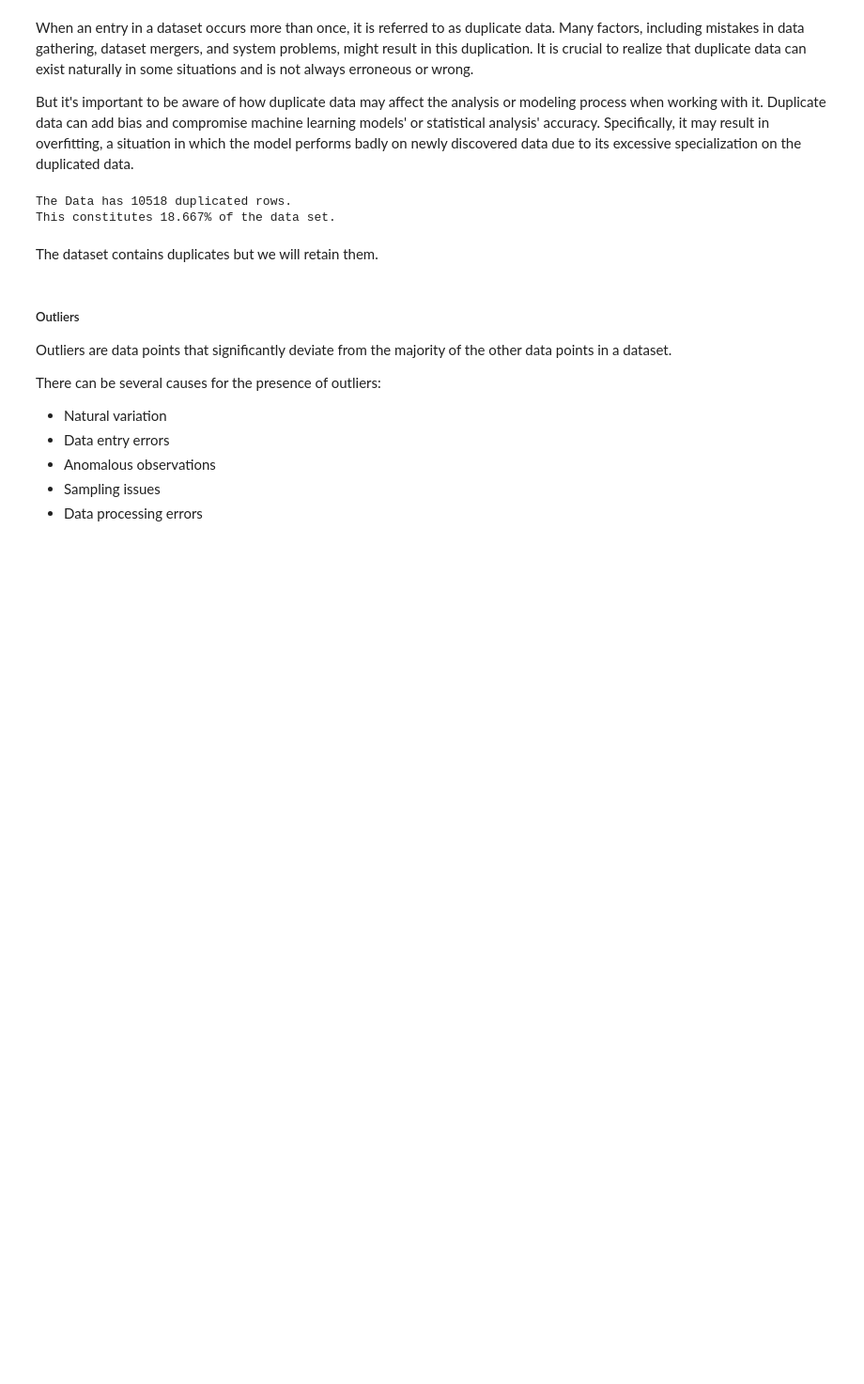
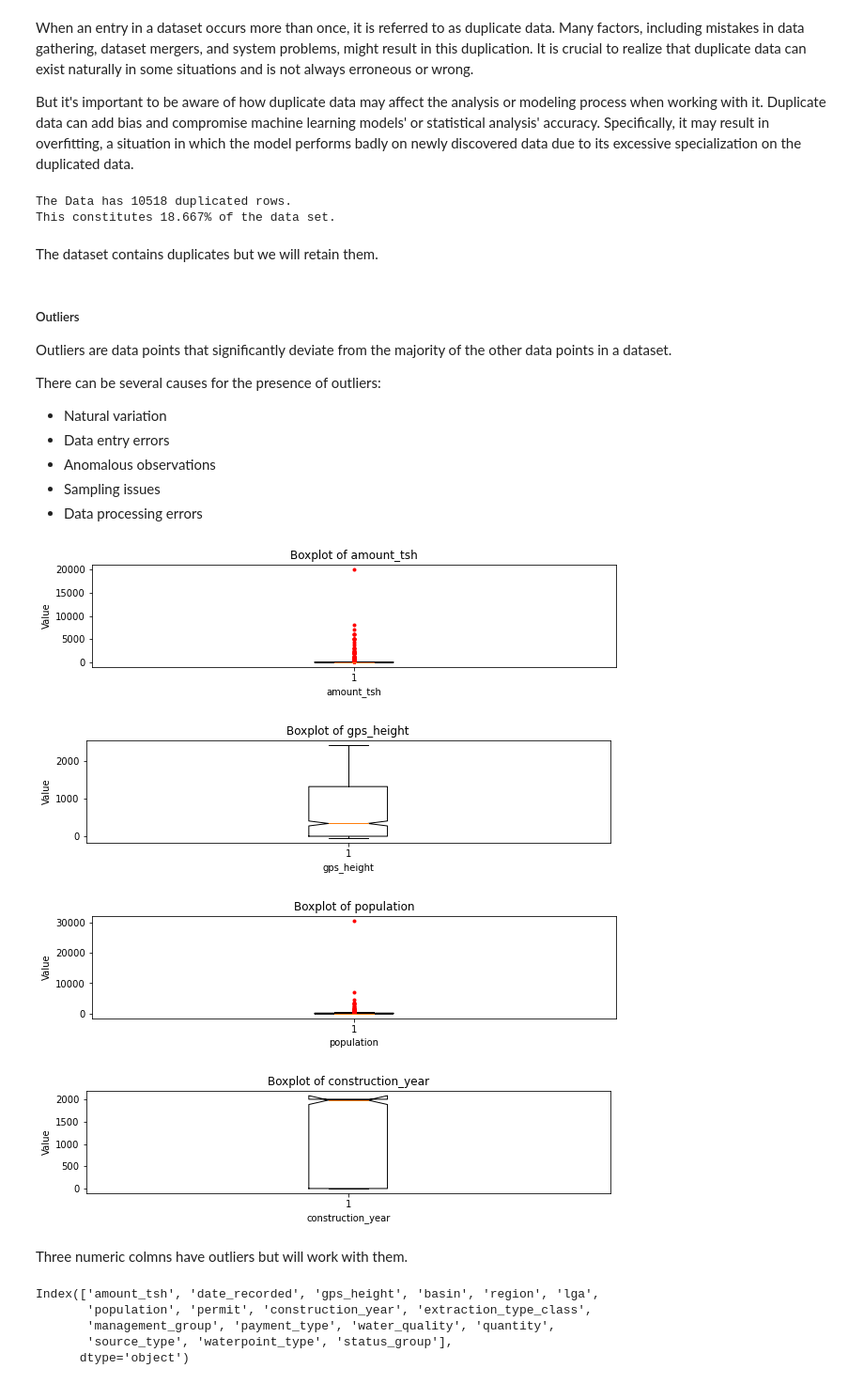
Before and after one commit to paulngatia/PHASE-3-PROJECT, a Jupyter notebook: index.ipynb, the cells around one changed output. Shown: that part at 94% size. Drawn from its saved outputs; the diff is of its cells as text; code cells hidden in the pictures; blank space fills up the shorter version.

```diff
--- a/index.ipynb
+++ b/index.ipynb
@@ -457,3 +457,39 @@ There can be several causes for the presence of outliers:
 - Anomalous observations
 - Sampling issues
 - Data processing errors
+# %%
+def evaluate_outliers(data, sample_size=1000):
+    """Function to evaluate outliers in numeric columns and plot their distributions"""
+
+    # Select numeric columns
+    numeric_columns = data.select_dtypes(include='number').columns
+
+    # Randomly sample the data
+    data_sample = data.sample(n=sample_size, random_state=42)
+
+    # Iterate over numeric columns
+    for column in numeric_columns:
+        # Plot boxplot for the column
+        plt.figure(figsize=(10, 2))
+        plt.boxplot(data_sample[column], notch=True, sym='r.')
+        plt.xlabel(column)
+        plt.ylabel('Value')
+        plt.title(f'Boxplot of {column}')
+        plt.show()
+# %%
+evaluate_outliers(dfn)
+# %% [output]
+[figure, added]
+[figure, added]
+[figure, added]
+[figure, added]
+# %% [markdown]
+Three numeric colmns have outliers but  will work with them.
+# %%
+dfn.columns
+# %% [output]
+Index(['amount_tsh', 'date_recorded', 'gps_height', 'basin', 'region', 'lga',
+       'population', 'permit', 'construction_year', 'extraction_type_class',
+       'management_group', 'payment_type', 'water_quality', 'quantity',
+       'source_type', 'waterpoint_type', 'status_group'],
+      dtype='object')
```
Also changed, not shown: parts of 5 cells of this notebook.
